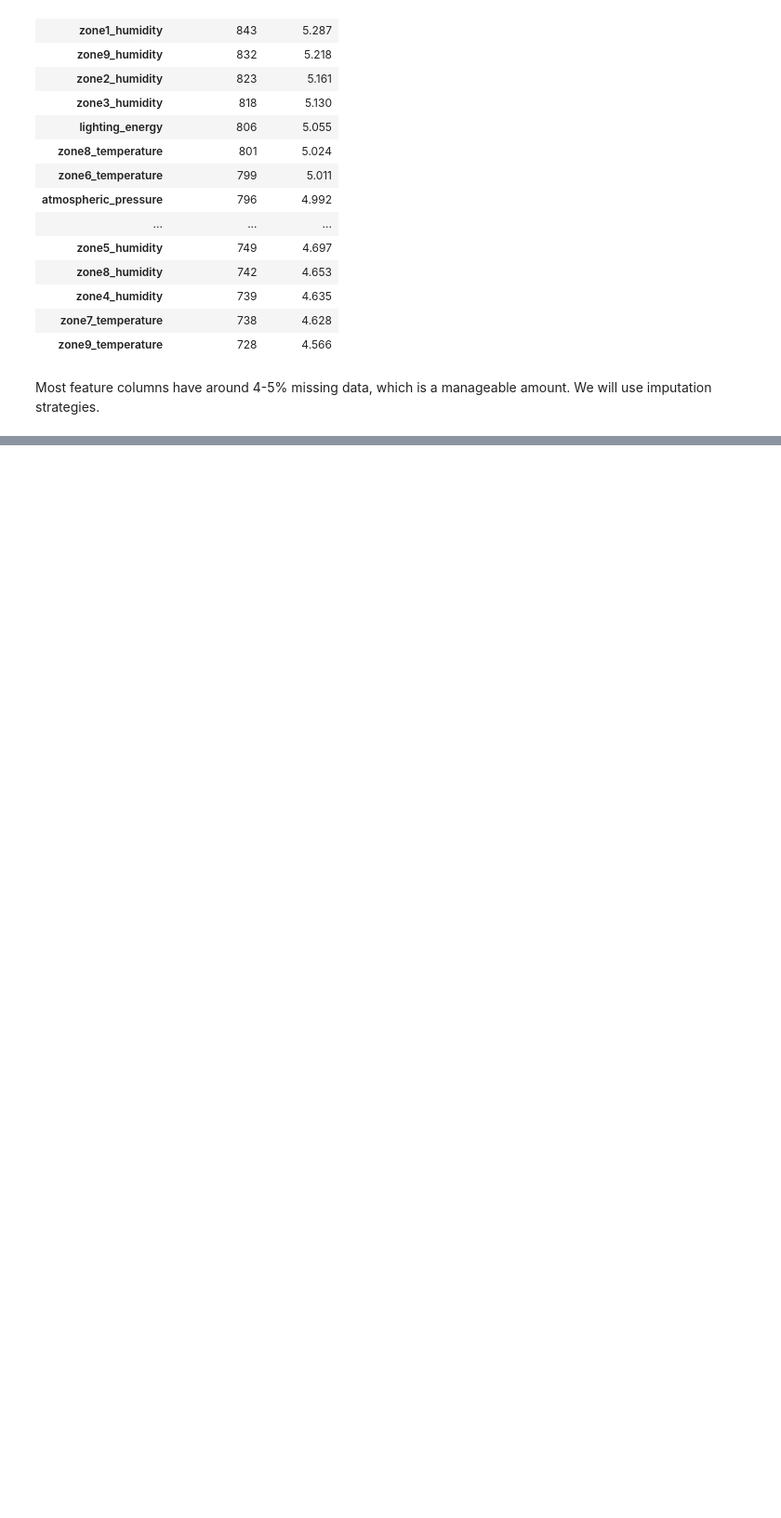
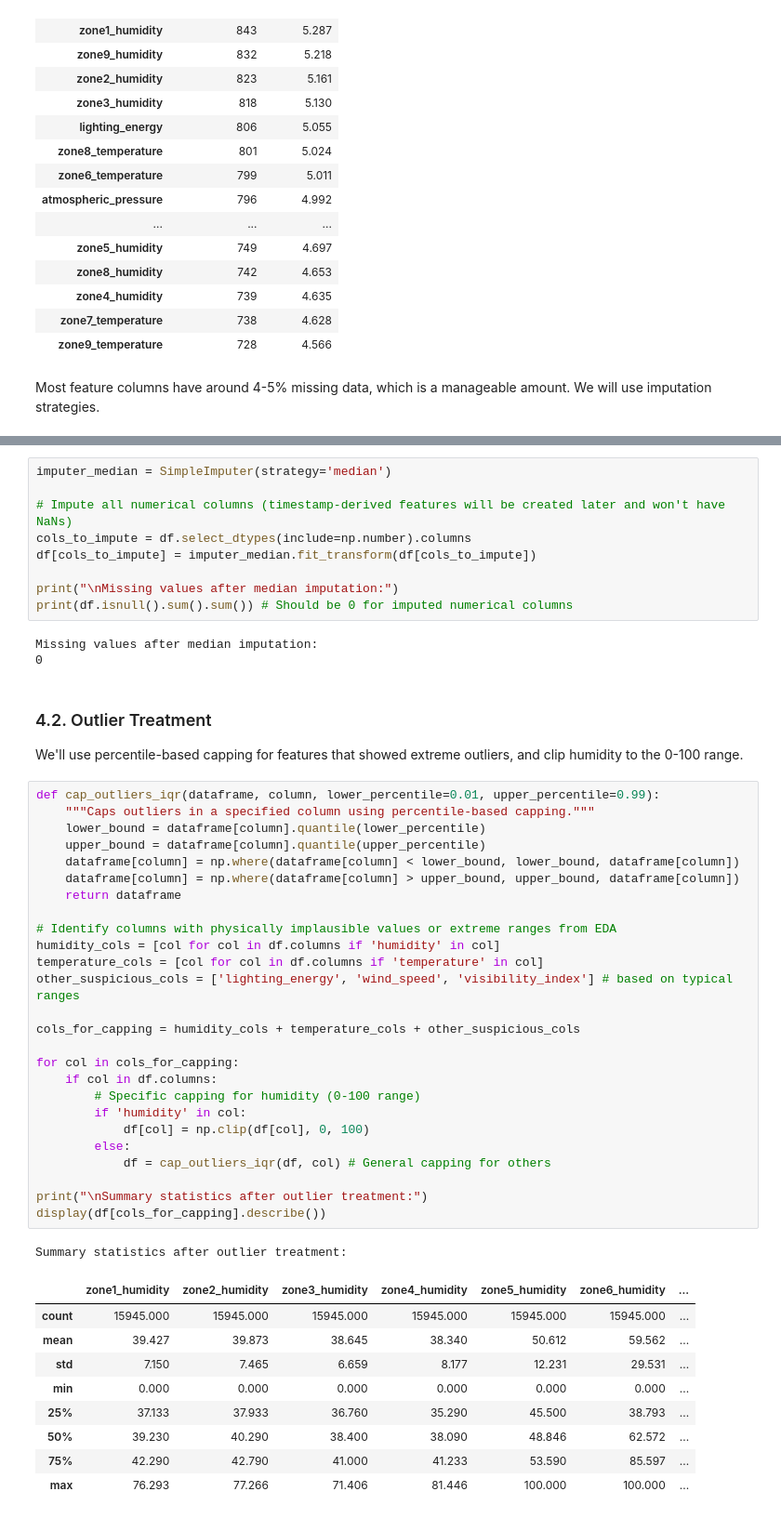
Before and after one commit to vaibhav7k/DS-Intern-Assignment-Vaibhav_Waghmare, a Jupyter notebook: SmartFactoryEnergyPrediction.ipynb, the cells around one changed output, grey strips where cells are left out. Shown at 93% size. Cells and saved outputs as stored; diff of their text form; blank space fills up the shorter version.

```diff
--- a/SmartFactoryEnergyPrediction.ipynb
+++ b/SmartFactoryEnergyPrediction.ipynb
@@ -198,0 +220,52 @@ Most feature columns have around 4-5% missing data, which is a manageable amount
+# %%
+imputer_median = SimpleImputer(strategy='median')
+
+# Impute all numerical columns (timestamp-derived features will be created later and won't have NaNs)
+cols_to_impute = df.select_dtypes(include=np.number).columns
+df[cols_to_impute] = imputer_median.fit_transform(df[cols_to_impute])
+
+print("\nMissing values after median imputation:")
+print(df.isnull().sum().sum()) # Should be 0 for imputed numerical columns
+# %% [output]
+Missing values after median imputation:
+0
+# %% [markdown]
+### 4.2. Outlier Treatment
+We'll use percentile-based capping for features that showed extreme outliers, and clip humidity to the 0-100 range.
+# %%
+def cap_outliers_iqr(dataframe, column, lower_percentile=0.01, upper_percentile=0.99):
+    """Caps outliers in a specified column using percentile-based capping."""
+    lower_bound = dataframe[column].quantile(lower_percentile)
+    upper_bound = dataframe[column].quantile(upper_percentile)
+    dataframe[column] = np.where(dataframe[column] < lower_bound, lower_bound, dataframe[column])
+    dataframe[column] = np.where(dataframe[column] > upper_bound, upper_bound, dataframe[column])
+    return dataframe
+
+# Identify columns with physically implausible values or extreme ranges from EDA
+humidity_cols = [col for col in df.columns if 'humidity' in col]
+temperature_cols = [col for col in df.columns if 'temperature' in col]
+other_suspicious_cols = ['lighting_energy', 'wind_speed', 'visibility_index'] # based on typical ranges
+
+cols_for_capping = humidity_cols + temperature_cols + other_suspicious_cols
+
+for col in cols_for_capping:
+    if col in df.columns:
+        # Specific capping for humidity (0-100 range)
+        if 'humidity' in col:
+            df[col] = np.clip(df[col], 0, 100)
+        else:
+            df = cap_outliers_iqr(df, col) # General capping for others
+
+print("\nSummary statistics after outlier treatment:")
+display(df[cols_for_capping].describe())
+# %% [output]
+Summary statistics after outlier treatment:
+|  | zone1_humidity | zone2_humidity | zone3_humidity | zone4_humidity | zone5_humidity | zone6_humidity | ... |
+| count | 15945.000 | 15945.000 | 15945.000 | 15945.000 | 15945.000 | 15945.000 | ... |
+| mean | 39.427 | 39.873 | 38.645 | 38.340 | 50.612 | 59.562 | ... |
+| std | 7.150 | 7.465 | 6.659 | 8.177 | 12.231 | 29.531 | ... |
+| min | 0.000 | 0.000 | 0.000 | 0.000 | 0.000 | 0.000 | ... |
+| 25% | 37.133 | 37.933 | 36.760 | 35.290 | 45.500 | 38.793 | ... |
+| 50% | 39.230 | 40.290 | 38.400 | 38.090 | 48.846 | 62.572 | ... |
+| 75% | 42.290 | 42.790 | 41.000 | 41.233 | 53.590 | 85.597 | ... |
+| max | 76.293 | 77.266 | 71.406 | 81.446 | 100.000 | 100.000 | ... |
```
Also changed, not shown: parts of 5 cells of this notebook.
